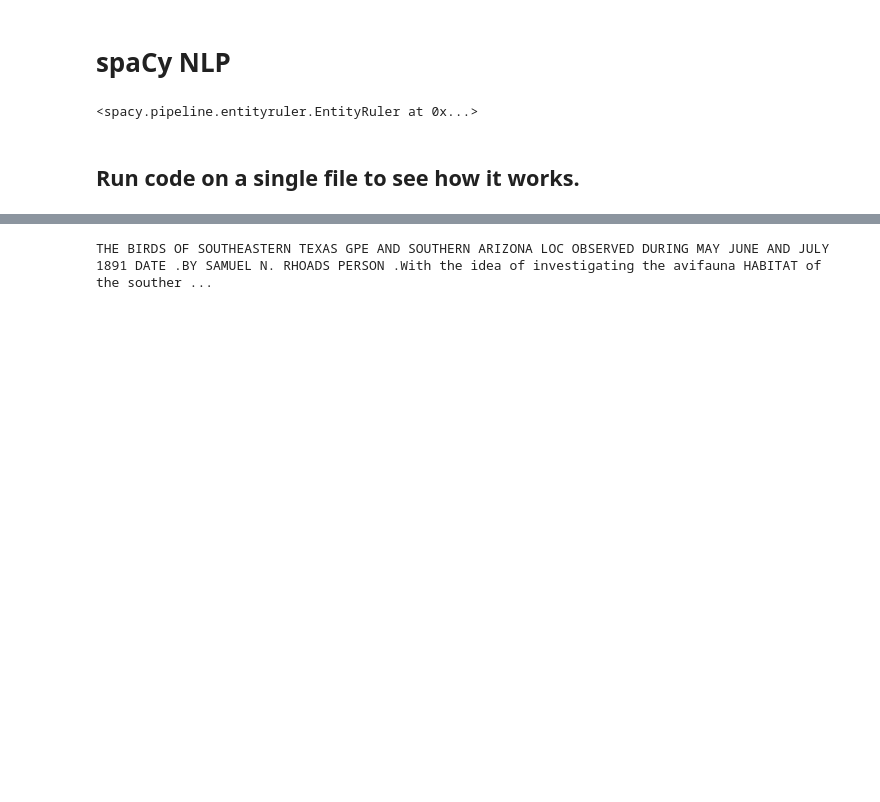
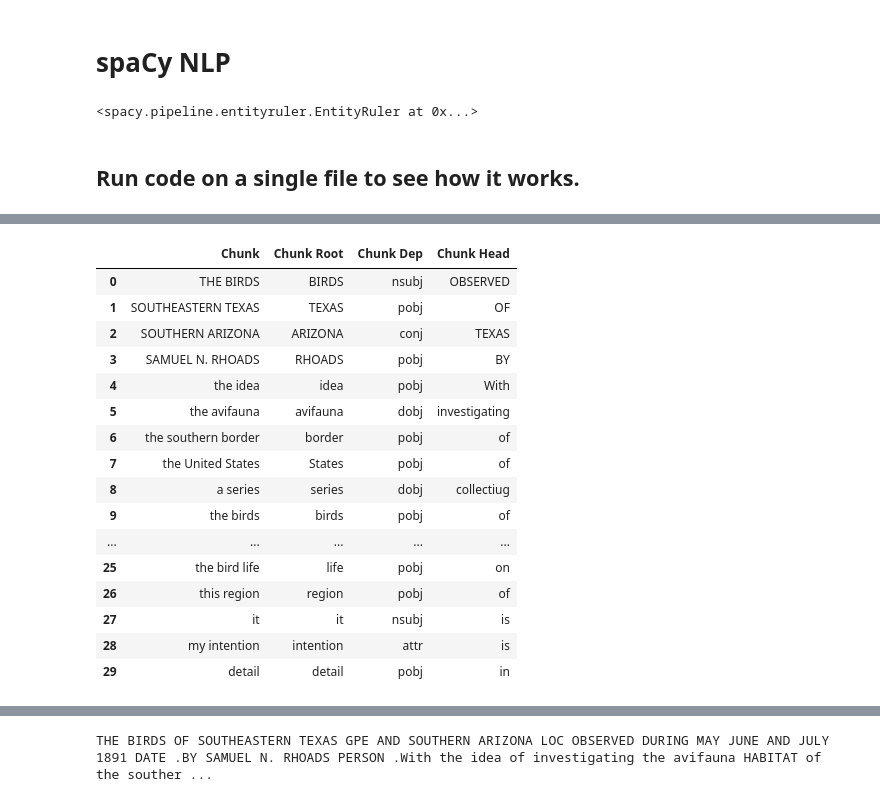
Before and after one commit to amandawhitmire/blog, a Jupyter notebook: code/explore-ansp-article.ipynb, the cells around one changed output, grey strips where cells are left out. Saved outputs shown, nothing was run; the diff lists cells and outputs as text; code cells hidden in the pictures; blank space fills up the shorter version.

```diff
--- a/code/explore-ansp-article.ipynb
+++ b/code/explore-ansp-article.ipynb
@@ -244,2 +246,35 @@ tokes.head(15)
 # %%
 tokes.to_csv('/Users/thalassa/Rcode/blog/data/animals-clean/44pg098_tokens.txt', sep='\t', index = False, header=True)
+# %%
+rows = []
+
+for chunk in doc.noun_chunks:
+    rows.append(
+        {
+            'Chunk': chunk.text,
+            'Chunk Root':chunk.root.text,
+            'Chunk Dep':chunk.root.dep_,
+            'Chunk Head':chunk.root.head.text
+        }
+    )
+chunks = pd.DataFrame(rows)
+# %%
+chunks.head(30)
+# %% [output]
+|  | Chunk | Chunk Root | Chunk Dep | Chunk Head |
+| 0 | THE BIRDS | BIRDS | nsubj | OBSERVED |
+| 1 | SOUTHEASTERN TEXAS | TEXAS | pobj | OF |
+| 2 | SOUTHERN ARIZONA | ARIZONA | conj | TEXAS |
+| 3 | SAMUEL N. RHOADS | RHOADS | pobj | BY |
+| 4 | the idea | idea | pobj | With |
+| 5 | the avifauna | avifauna | dobj | investigating |
+| 6 | the southern border | border | pobj | of |
+| 7 | the United States | States | pobj | of |
+| 8 | a series | series | dobj | collectiug |
+| 9 | the birds | birds | pobj | of |
+| ... | ... | ... | ... | ... |
+| 25 | the bird life | life | pobj | on |
+| 26 | this region | region | pobj | of |
+| 27 | it | it | nsubj | is |
+| 28 | my intention | intention | attr | is |
+| 29 | detail | detail | pobj | in |
```
Also changed, not shown: parts of 8 cells of this notebook, 3 other files.
